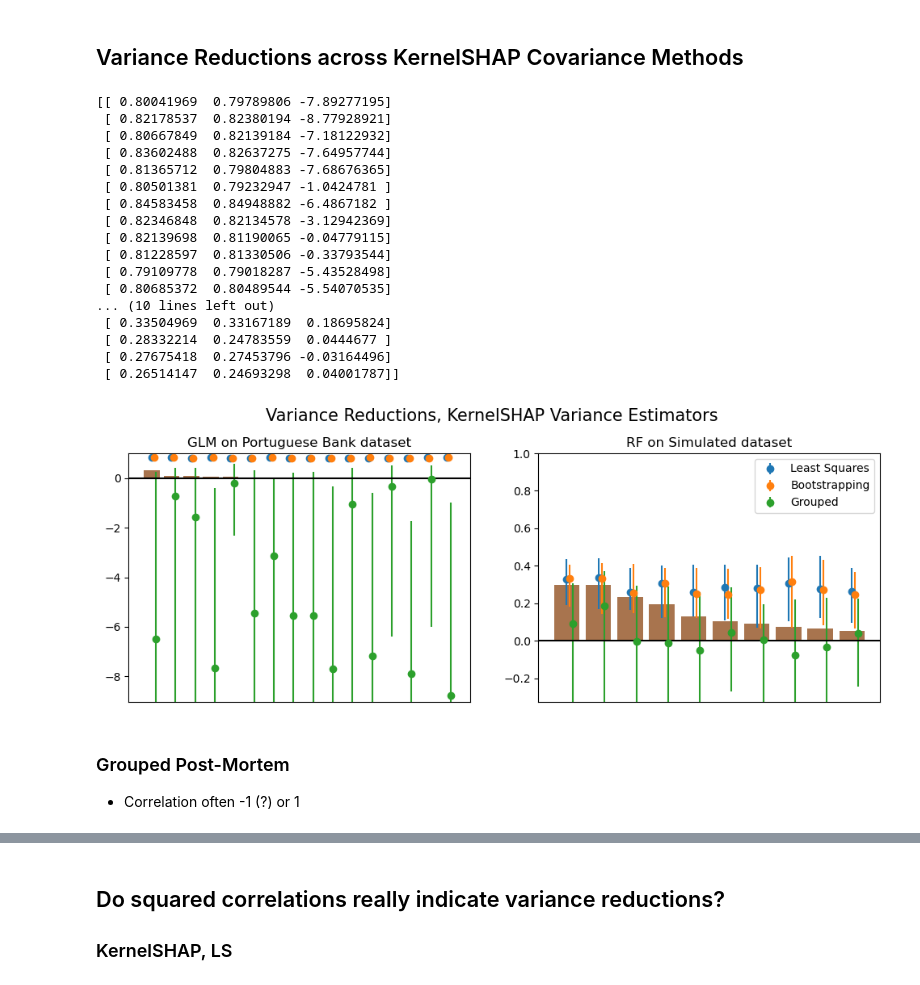
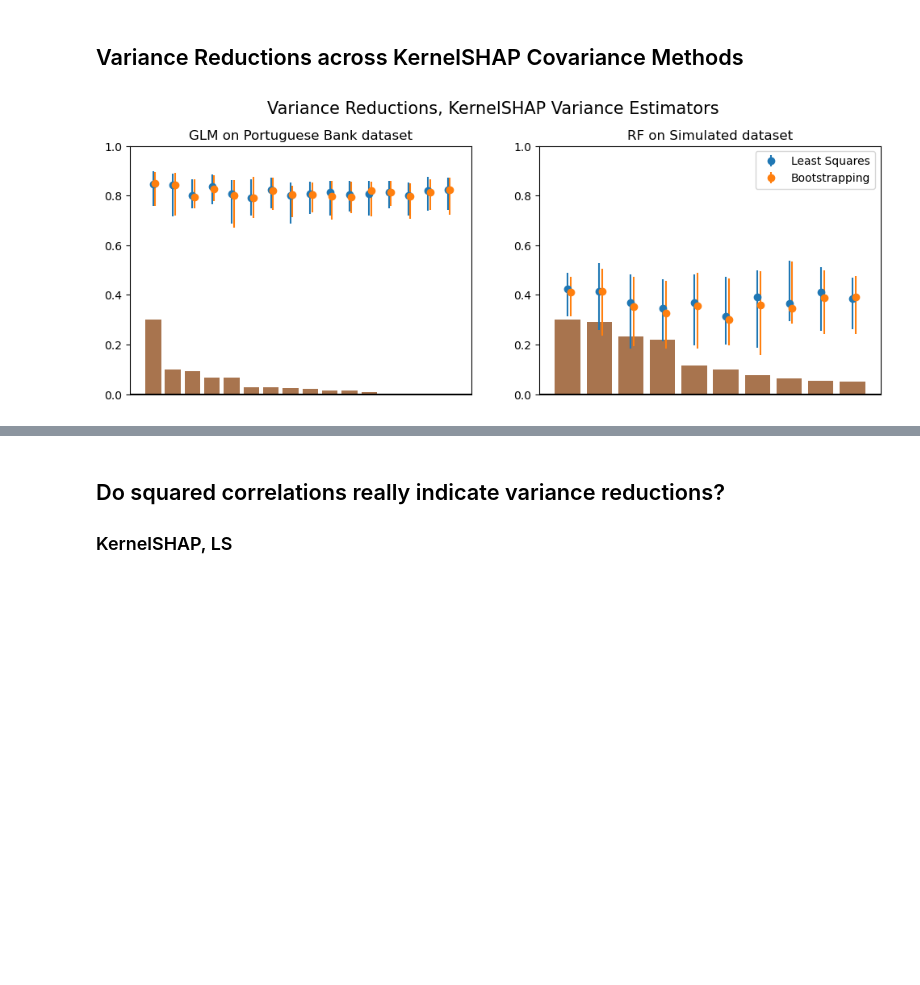
Before and after one commit to jeremy-goldwasser/ControlSHAP, a Jupyter notebook: Simulations/Analysis/vis_all_var_reducs.ipynb, the cells around one changed output, grey strips where cells are left out. Cells and saved outputs as stored; diff of their text form; code cells hidden in the pictures; blank space fills up the shorter version.

```diff
--- a/Simulations/Analysis/vis_all_var_reducs.ipynb
+++ b/Simulations/Analysis/vis_all_var_reducs.ipynb
@@ -122,10 +117,8 @@ print(colnames)
 data_idx = 4
 method_idx = 0
 method = methods[method_idx]
-folder = "Results_rf_cm_Oct08" if method=="rf" else "results_Oct6"
-fname = '../' + folder + '/' + datasets[data_idx] + '_' + method
+fname = '../Results/' + datasets[data_idx] + '_' + method
 
-# fname = '../results_Oct6/' + datasets[data_idx] + '_' + methods[method_idx]
 
 # #pts x #iters x #outputs x #features
 kshaps_indep = np.array(np.load(fname+'_kshap_indep.npy'))
@@ -187,10 +180,8 @@ plt.axhline(y=0,color='black')
 
 plt.title("Variance Reductions with "+method_names[method_idx]+" on "+dataset_names[data_idx] + " dataset")
 
-# df_orig = sage.datasets.bank()
-# colnames = df_orig.columns[:(df_orig.shape[1]-1)]
 plt.xticks(np.arange(d), colnames[order_indep], rotation=60, rotation_mode='anchor', ha="right")
-# plt.xticks([])
+plt.savefig('../PaperFigs/var_reducs_glm_credit.png')
 plt.show()
 # %% [output]
 [figure]
@@ -209,7 +200,7 @@ for i in range(2): # dataset x ML method
     dataset = datasets[data_indices[i]]
     method = methods[method_indices[i]]
 
-    fname = '../results_Oct6/' + dataset + '_' + method
+    fname = '../Results/' + dataset + '_' + method
 
     # #pts x #iters x #outputs x #features
     kshaps_indep = np.load(fname+'_kshap_indep.npy')
@@ -223,60 +214,38 @@ for i in range(2): # dataset x ML method
     var_reducs_indep = 1-np.array([[vars_kshap_indep[i][6]/vars_kshap_indep[i][0] for i in range(n_pts)],
                         [vars_kshap_indep[i][2]/vars_kshap_indep[i][0] for i in range(n_pts)],
                         [vars_kshap_indep[i][4]/vars_kshap_indep[i][0] for i in range(n_pts)]])
 
     # Three rows
     reducs_indep_25 = np.quantile(var_reducs_indep,0.25,axis=1).T
     reducs_indep_50 = np.quantile(var_reducs_indep,0.50,axis=1).T
     reducs_indep_75 = np.quantile(var_reducs_indep,0.75,axis=1).T
-    print(reducs_indep_50)
+    # print(reducs_indep_50)
     xpts1 = np.arange(0,d) - 0.1
     xpts2 = np.arange(0,d)
     xpts3 = np.arange(0,d) + 0.1
     yerr_kshap_ls = np.array([reducs_indep_50[:,0]-reducs_indep_25[:,0],reducs_indep_75[:,0]-reducs_indep_50[:,0]])
     yerr_kshap_boot = np.array([reducs_indep_50[:,1]-reducs_indep_25[:,1],reducs_indep_75[:,1]-reducs_indep_50[:,1]])
     yerr_kshap_grouped = np.array([reducs_indep_50[:,2]-reducs_indep_25[:,2],reducs_indep_75[:,2]-reducs_indep_50[:,2]])
 
     global_shap_indep = np.sum(np.abs(np.mean(kshaps_indep, axis=1)[:,1,:]), axis=0)
     global_shap_indep_scaled = global_shap_indep/np.max(global_shap_indep)*0.3
     order_indep = np.argsort(global_shap_indep_scaled)[::-1]
 
     A = ax[i].errorbar(xpts1,reducs_indep_50[order_indep,0],yerr=yerr_kshap_ls[:,order_indep],fmt='o')
     B = ax[i].errorbar(xpts2,reducs_indep_50[order_indep,1],yerr=yerr_kshap_boot[:,order_indep],fmt='o')
-    # plt.legend(["Least Squares", "Bootstrapping"], loc='upper right')
+    plt.legend(["Least Squares", "Bootstrapping"], loc='upper right')
+    ax[i].set_ylim([0,1])
 
-    C = ax[i].errorbar(xpts3,reducs_indep_50[order_indep,2],yerr=yerr_kshap_grouped[:,order_indep],fmt='o')
-    plt.legend(["Least Squares", "Bootstrapping", "Grouped"], loc='upper right')
+    # C = ax[i].errorbar(xpts3,reducs_indep_50[order_indep,2],yerr=yerr_kshap_grouped[:,order_indep],fmt='o')
+    # plt.legend(["Least Squares", "Bootstrapping", "Grouped"], loc='upper right')
+    # ax[i].set_ylim([min(0,np.min(reducs_indep_50-.25)),1])
 
     ax[i].bar(np.arange(d)-.1,global_shap_indep_scaled[order_indep], alpha=0.75, color="saddlebrown")
-
-    ax[i].set_ylim([min(0,np.min(reducs_indep_50-.25)),1])
-    # ax[i].set_ylim([0,1])
     ax[i].axhline(y=0,color='black')
-    # fig.suptitle("Variance Reductions, KernelSHAP Variance Estimators")
     ax[i].set_title(method_names[method_indices[i]]+" on "+dataset_names[data_indices[i]] + " dataset")
     ax[i].set_xticks([])
 plt.suptitle("Variance Reductions, KernelSHAP Variance Estimators", y=1.02, fontsize=15)
+plt.savefig("../PaperFigs/var_reducs_boot_vs_ls.png")
 plt.show()
-#var reducs, theo vs est
 # %% [output]
-[[ 0.80041969  0.79789806 -7.89277195]
- [ 0.82178537  0.82380194 -8.77928921]
- [ 0.80667849  0.82139184 -7.18122932]
- [ 0.83602488  0.82637275 -7.64957744]
- [ 0.81365712  0.79804883 -7.68676365]
- [ 0.80501381  0.79232947 -1.0424781 ]
- [ 0.84583458  0.84948882 -6.4867182 ]
- [ 0.82346848  0.82134578 -3.12942369]
- [ 0.82139698  0.81190065 -0.04779115]
- [ 0.81228597  0.81330506 -0.33793544]
- [ 0.79109778  0.79018287 -5.43528498]
- [ 0.80685372  0.80489544 -5.54070535]
-... (10 lines left out)
- [ 0.33504969  0.33167189  0.18695824]
- [ 0.28332214  0.24783559  0.0444677 ]
- [ 0.27675418  0.27453796 -0.03164496]
- [ 0.26514147  0.24693298  0.04001787]]
-[figure, old version]
+[figure, new version]
-# %% [markdown]
-### Grouped Post-Mortem
-- Correlation often -1 (?) or 1
```
Also changed, not shown: parts of 13 cells of this notebook, 33 other files.
